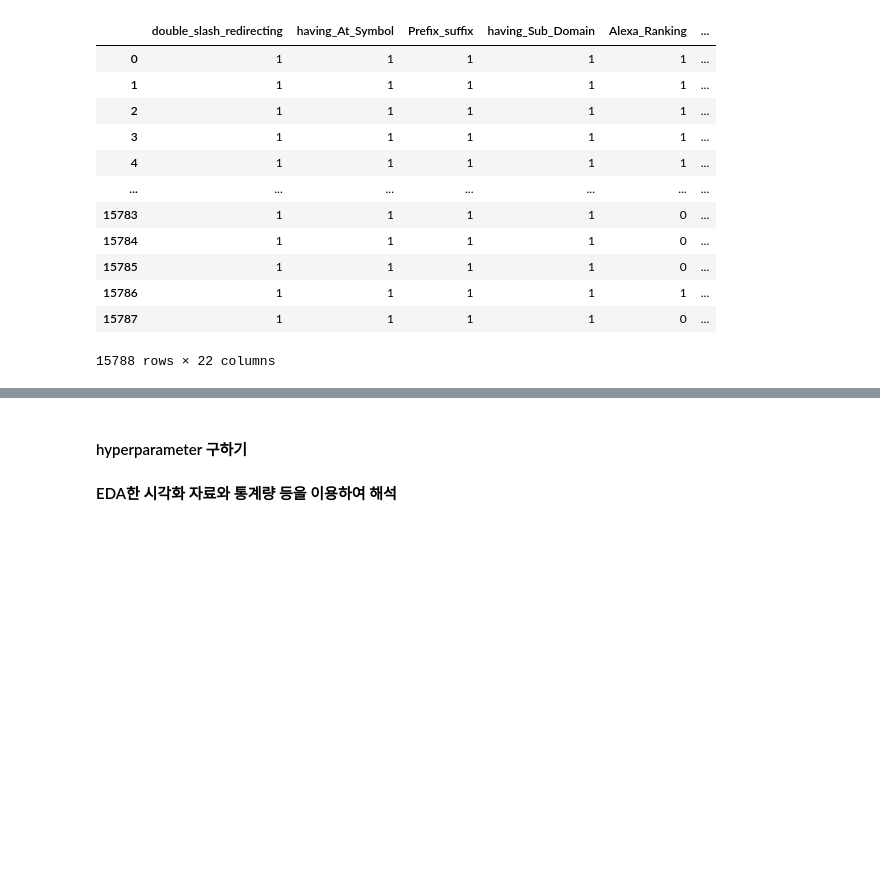
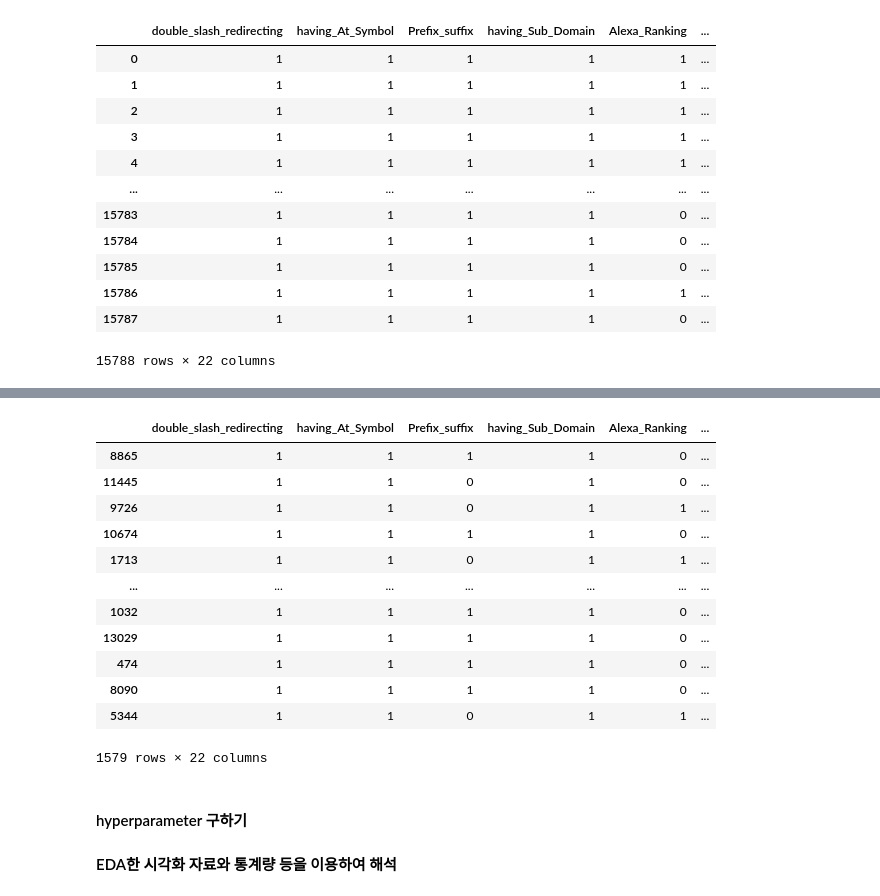
Before and after one commit to asdeszqsc/Data-mining-phishicheck-, a Jupyter notebook: Algorithm/Algorithm.ipynb, the cells around one changed output, grey strips where cells are left out. Drawn from its saved outputs; the diff is of its cells as text; code cells hidden in the pictures; blank space fills up the shorter version.

```diff
--- a/Algorithm/Algorithm.ipynb
+++ b/Algorithm/Algorithm.ipynb
@@ -110,3 +140,19 @@ df
+# %%
+x_test
+# %% [output]
+|  | double_slash_redirecting | having_At_Symbol | Prefix_suffix | having_Sub_Domain | Alexa_Ranking | ... |
+| 8865 | 1 | 1 | 1 | 1 | 0 | ... |
+| 11445 | 1 | 1 | 0 | 1 | 0 | ... |
+| 9726 | 1 | 1 | 0 | 1 | 1 | ... |
+| 10674 | 1 | 1 | 1 | 1 | 0 | ... |
+| 1713 | 1 | 1 | 0 | 1 | 1 | ... |
+| ... | ... | ... | ... | ... | ... | ... |
+| 1032 | 1 | 1 | 1 | 1 | 0 | ... |
+| 13029 | 1 | 1 | 1 | 1 | 0 | ... |
+| 474 | 1 | 1 | 1 | 1 | 0 | ... |
+| 8090 | 1 | 1 | 1 | 1 | 0 | ... |
+| 5344 | 1 | 1 | 0 | 1 | 1 | ... |
+1579 rows × 22 columns
 # %% [markdown]
 <h4> hyperparameter 구하기</h4> <h4>EDA한 시각화 자료와 통계량 등을 이용하여 해석</h4>
 # %% [markdown]
```
Also changed, not shown: parts of 6 cells of this notebook.
